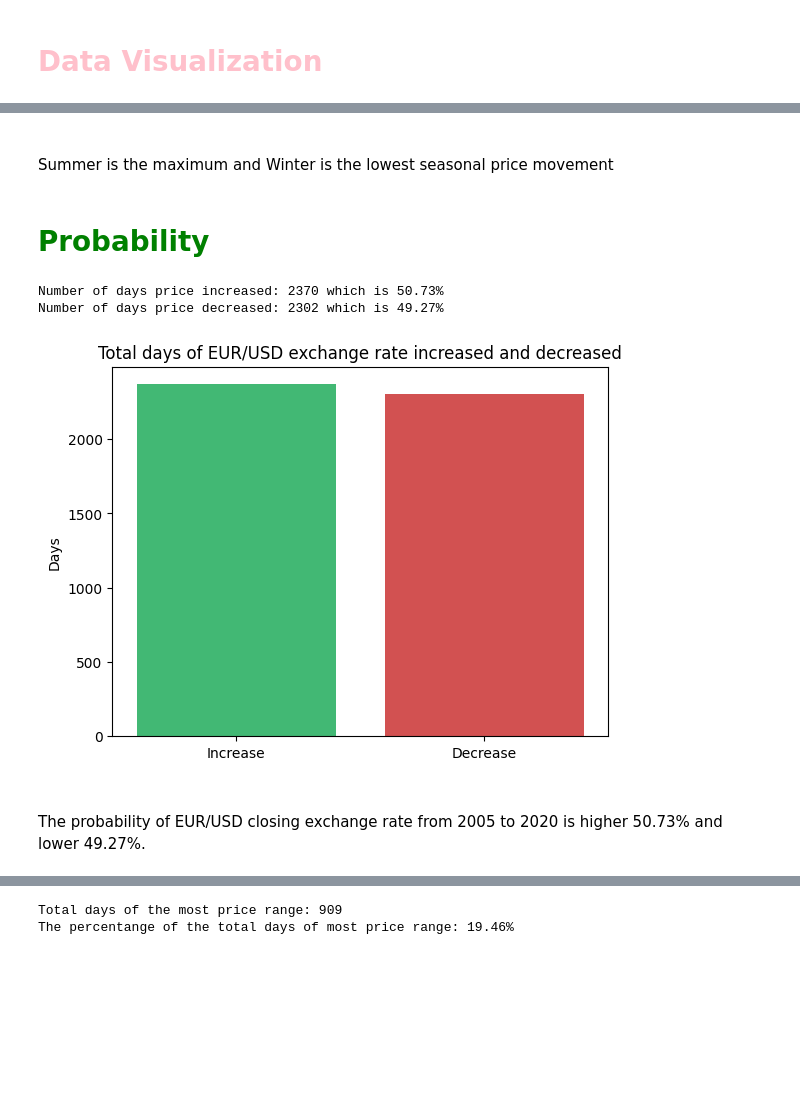
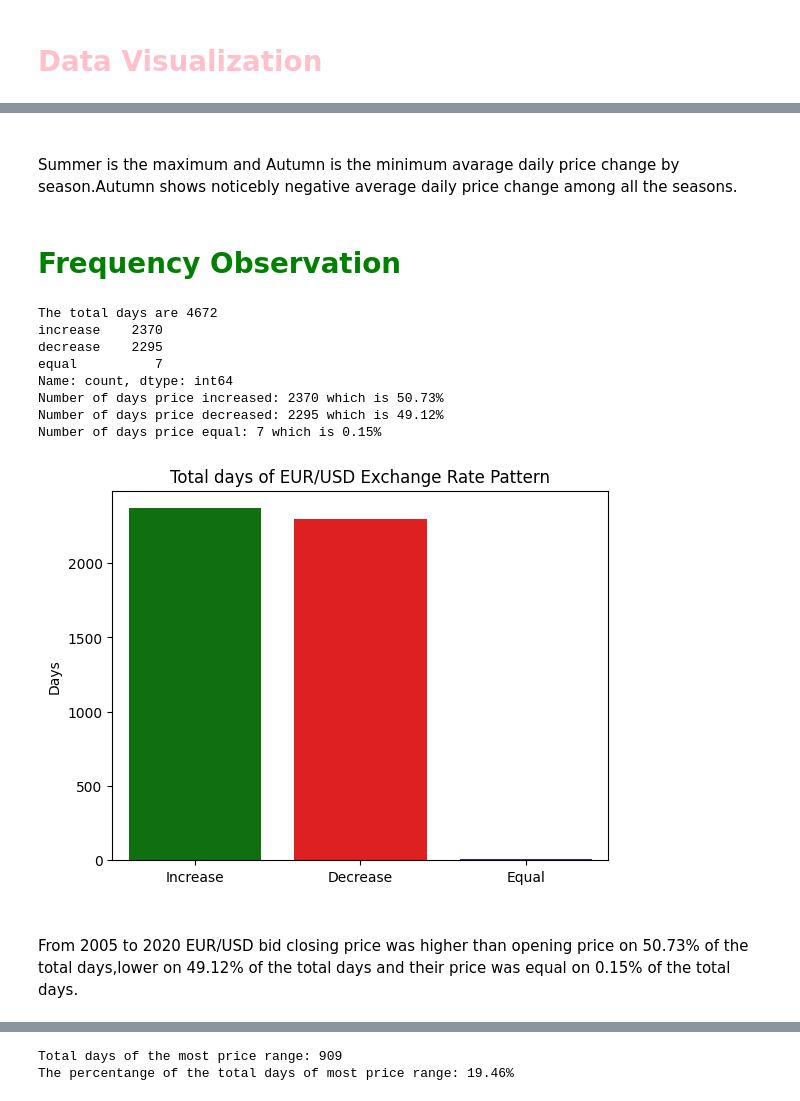
Before and after one commit to kafmfi/EUR-USD-Currency-Analysis, a Jupyter notebook: script.ipynb, the cells around one changed output, grey strips where cells are left out. Saved outputs shown, nothing was run; the diff lists cells and outputs as text; code cells hidden in the pictures; blank space fills up the shorter version.

```diff
--- a/script.ipynb
+++ b/script.ipynb
@@ -94,5 +99,14 @@ memory usage: 8.5+ MB
 # Converted the DataFrame from hourly to day basis
 df1=df.groupby("Date").agg({"BO":"first","BH":"max","BL":"min","BC":"last","BCh":"sum",
                         "AO":"first","AH":"max","AL":"min","AC":"last","ACh":"sum"}).reset_index()
+
+
+df1["Price_Change"] = df1["BC"] - df1["BO"]
+
+df1["Price_Change_%"] = (
+    df1["Price_Change"] / df1["BO"]
+) * 100
+df1["Price_Change_%"]=df1["Price_Change_%"].round(2)
+
 df1.head()
 # %% [output]
@@ -340,39 +415,46 @@ plt.show()
 # %% [markdown]
 ###
-Summer is the maximum and Winter is the lowest seasonal price movement
+Summer is the maximum and Autumn is the minimum avarage  daily price change by season.Autumn shows noticebly negative average daily price change among all the seasons.
 # %% [markdown]
-# <span style="font-size:60px; color:green;">**Probability**</span>
+# <span style="font-size:60px; color:green;">**Frequency Observation**</span>
 # %%
 #probability of increasing/decrising price
-
 total_days=df1.Date.count()
-#print(f"The total days are {total_days}")#probability of increasing/decrising price
-
-total_days=df1.Date.count()
-#print(f"The total days are {total_days}")
+print(f"The total days are {total_days}")
 #Days where price increased and decreased
-days_price_increase_decrease=df1.apply(lambda x: 1 if x["BC"]>x["BO"] else 0,axis=1).value_counts()
-increased_days= days_price_increase_decrease[1]
-decreased_days =days_price_increase_decrease[0]
+days_price_increase_decrease=df1.apply(lambda x: "increase" if x["BC"]>x["BO"] else "decrease"
+                                       if x["BC"]<x["BO"] else "equal", axis=1).value_counts()
+print(days_price_increase_decrease)
+increased_days= days_price_increase_decrease["increase"]
+decreased_days = days_price_increase_decrease["decrease"]
+equal_days=days_price_increase_decrease["equal"]
 percentange_of_increased_days= (increased_days/total_days)*100
 percentange_of_decreased_days= (decreased_days/total_days)*100
+percentange_of_equal_days= (equal_days/total_days)*100
 
 print(f"Number of days price increased: {increased_days} which is {percentange_of_increased_days:.2f}%")
-print(f"Number of days price decreased: {days_price_increase_decrease[0]} which is {percentange_of_decreased_days:.2f}%")
+print(f"Number of days price decreased: {decreased_days} which is {percentange_of_decreased_days:.2f}%")
+print(f"Number of days price equal: {equal_days} which is {percentange_of_equal_days:.2f}%")
 # %% [output]
+The total days are 4672
+increase    2370
+decrease    2295
+equal          7
+Name: count, dtype: int64
 Number of days price increased: 2370 which is 50.73%
-Number of days price decreased: 2302 which is 49.27%
+Number of days price decreased: 2295 which is 49.12%
+Number of days price equal: 7 which is 0.15%
 # %%
-labels=["Increase","Decrease"]
-colors=["green","red"]
-sns.barplot(x=labels,y=days_price_increase_decrease,hue=labels,palette=["#2ecc71", "#e73c3c"],legend=False)
-plt.title("Total days of EUR/USD exchange rate increased and decreased")
+labels=["Increase","Decrease","Equal"]
+colors=["green","red","blue"]
+sns.barplot(x=labels,y=days_price_increase_decrease,hue=labels,palette=colors,legend=False)
+plt.title("Total days of EUR/USD Exchange Rate Pattern")
 plt.ylabel("Days")
 plt.show()
 # %% [output]
-[figure, old version]
+[figure, new version]
 # %% [markdown]
 ###
-The probability  of  EUR/USD  closing exchange rate from 2005 to 2020 is higher 50.73%  and lower 49.27%.
+From 2005 to 2020 EUR/USD bid closing price was higher than opening price on 50.73% of the total days,lower on 49.12% of the total days and their price was equal on 0.15% of the total days.
 # %%
 #Histogram of Bid closing price distribution
```
Also changed, not shown: parts of 47 cells of this notebook.
